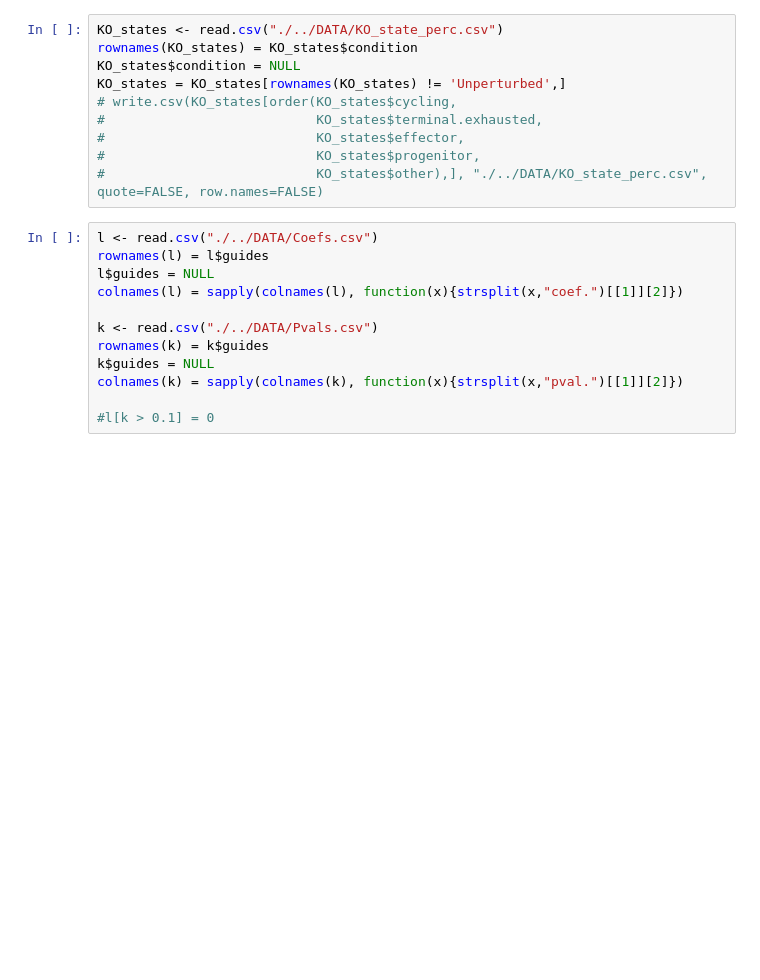
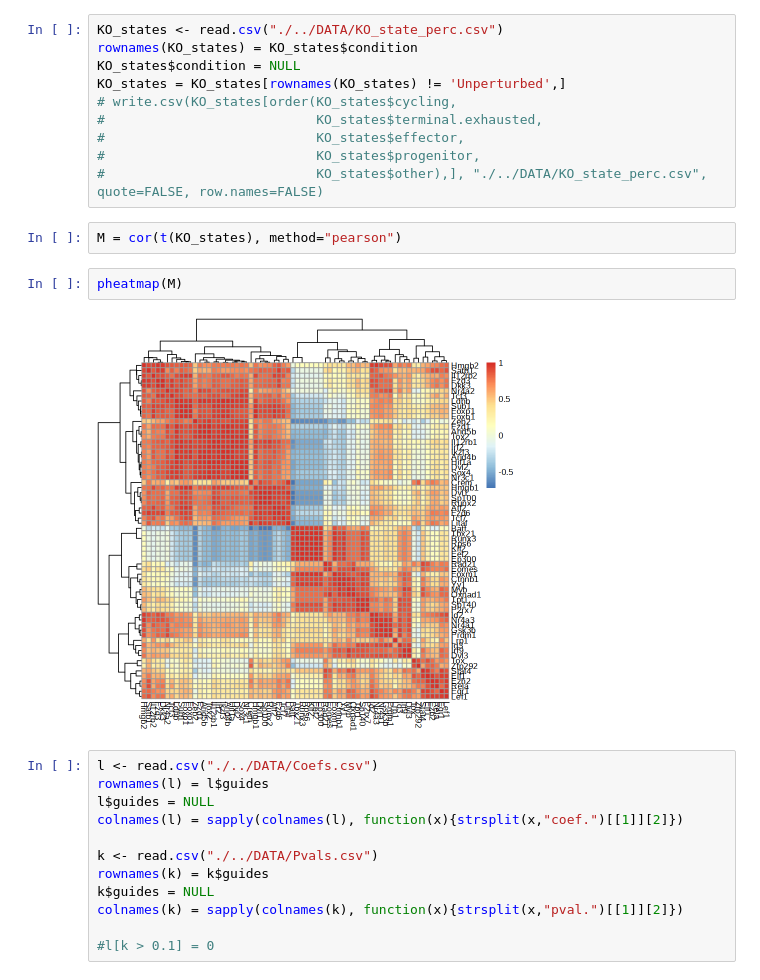
Before and after one commit to EraslanBas/CancerImmunotherapyChallenge, a Jupyter notebook: SRC/ICA_factors.ipynb, the cells around one changed output. Drawn from its saved outputs; the diff is of its cells as text; blank space fills up the shorter version.

```diff
--- a/SRC/ICA_factors.ipynb
+++ b/SRC/ICA_factors.ipynb
@@ -43,6 +25,12 @@ KO_states = KO_states[rownames(KO_states) != 'Unperturbed',]
 #                           KO_states$effector,
 #                           KO_states$progenitor,
 #                           KO_states$other),], "./../DATA/KO_state_perc.csv", quote=FALSE, row.names=FALSE)
+# %%
+M = cor(t(KO_states), method="pearson")
+# %%
+pheatmap(M)
+# %% [output]
+[figure, added]
 # %%
 l <- read.csv("./../DATA/Coefs.csv")
 rownames(l) = l$guides
```
Also changed, not shown: parts of 1 cell of this notebook, 2 other files.
